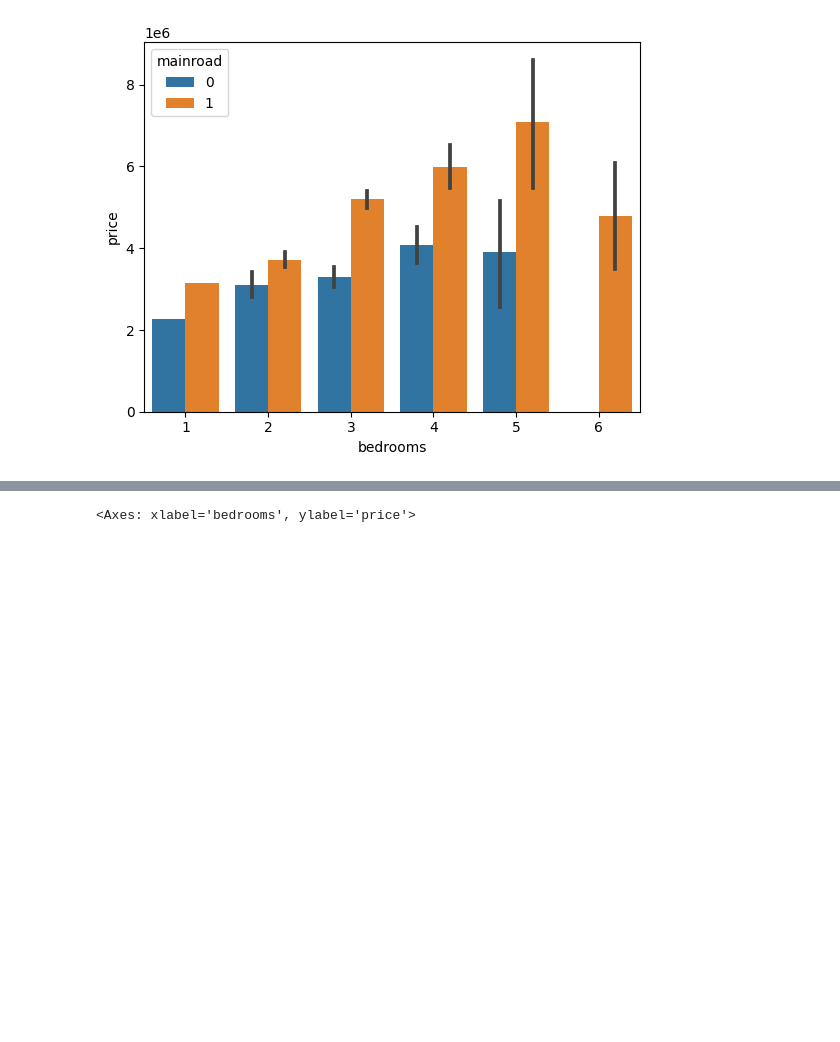
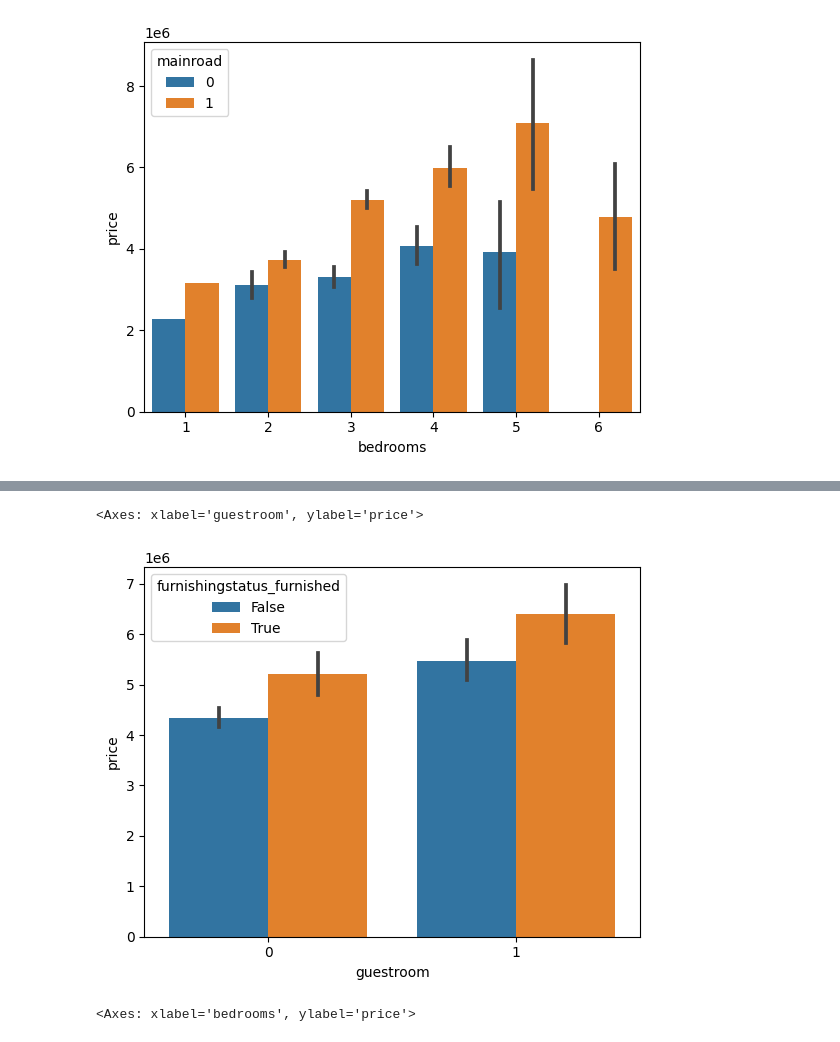
Before and after one commit to 1Amankabra/ML-AI-IT, a Jupyter notebook: day_25_Online/house_priceing_predict.ipynb, the cells around one changed output, grey strips where cells are left out. Drawn from its saved outputs; the diff is of its cells as text; code cells hidden in the pictures; blank space fills up the shorter version.

```diff
--- a/day_25_Online/house_priceing_predict.ipynb
+++ b/day_25_Online/house_priceing_predict.ipynb
@@ -269,3 +274,8 @@ snm.barplot(data=data,x="bedrooms",y="price",hue="mainroad")
+# %%
+snm.barplot(data=data,x="guestroom",hue="furnishingstatus_furnished",y="price")
+# %% [output]
+<Axes: xlabel='guestroom', ylabel='price'>
+[figure, added]
 # %%
 snm.scatterplot(data=data,x="bedrooms",y="price")
 # %% [output]
```
Also changed, not shown: parts of 38 cells of this notebook.
